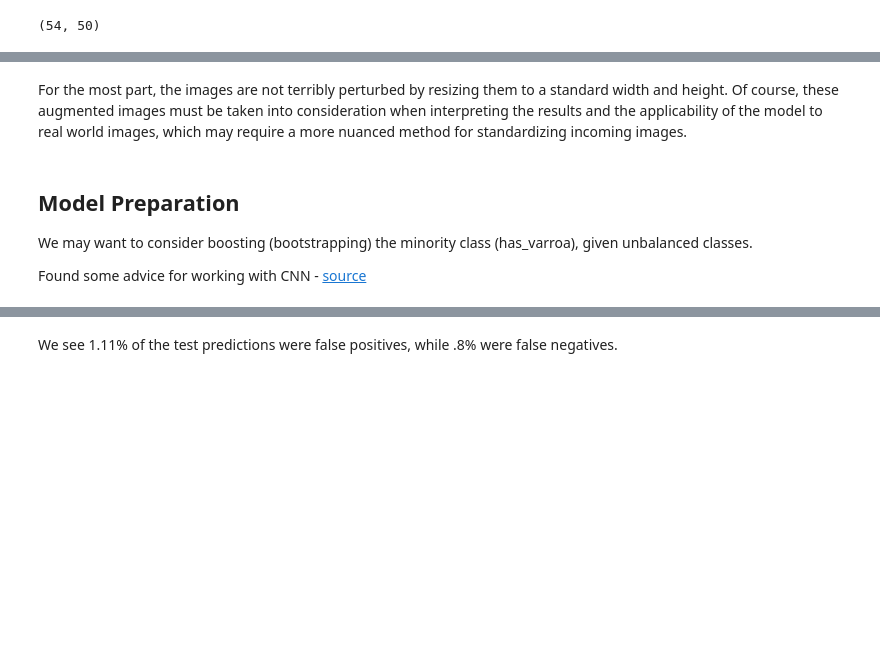
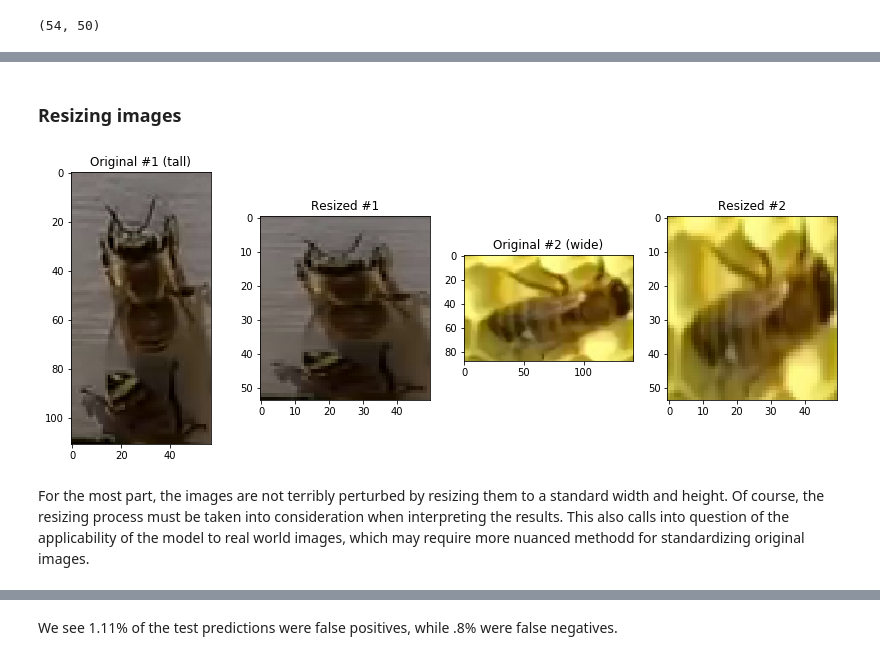
Before and after one commit to Shaddyjr/bee-image-classifier, a Jupyter notebook: project_notebook.ipynb, the cells around one changed output, grey strips where cells are left out. Drawn from its saved outputs; the diff is of its cells as text; code cells hidden in the pictures; blank space fills up the shorter version.

```diff
--- a/project_notebook.ipynb
+++ b/project_notebook.ipynb
@@ -163,7 +158,5 @@ def get_images(files):
     IMAGE_FILE_ROOT = './data/bee_imgs/'
     return np.asanyarray([imageio.imread("{}{}".format(IMAGE_FILE_ROOT, file)) for file in files])
-# %%
-images = get_images(data["file"])
 # %%
 def show_image(image, ax = plt, title = None, show_size = False):
     ax.imshow(image)
@@ -178,12 +172,12 @@ show_image(images[0])
 # %%
-def show_images(files, titles = None):
+def show_images(files, titles = None, show_size = False):
     cols = 4
-    f, ax = plt.subplots(nrows=int(np.ceil(len(files)/cols)),ncols=cols, figsize=(14,8))
+    f, ax = plt.subplots(nrows=int(np.ceil(len(files)/cols)),ncols=cols, figsize=(14,5))
     ax = ax.flatten()
     for i, file in enumerate(files):
         if titles:
-            show_image(file, ax = ax[i], title = titles[i])
+            show_image(file, ax = ax[i], title = titles[i], show_size = show_size)
         else:
-            show_image(file, ax = ax[i], title = None)
+            show_image(file, ax = ax[i], title = None, show_size = show_size)
     plt.show()
 # %%
@@ -245,7 +224,7 @@ def get_best_average(dist, cutoff = .5):
     rightmost = max(lefts) + diff
     return int(np.round(np.mean([rightmost,leftmost])))
 # %%
-wh = get_images_wh(images)
+wh = get_images_wh(raw_images)
 # %%
 plt.title("Widths")
 plt.hist(wh[0], bins = 25);
@@ -424,7 +255,21 @@ plt.tight_layout()
-# %% [markdown]
-For the most part, the images are not terribly perturbed by resizing them to a standard width and height. Of course, these augmented images must be taken into consideration when interpreting the results and the applicability of the model to real world images, which may require a more nuanced method for standardizing incoming images.
-# %% [markdown]
-## Model Preparation
-We may want to consider boosting (bootstrapping) the minority class (has_varroa), given unbalanced classes.
-
-Found some advice for working with CNN - [source](https://victorzhou.com/blog/keras-cnn-tutorial/)
+# %% [markdown]
+### Resizing images
+# %%
+resizing = (IDEAL_WIDTH, IDEAL_HEIGHT, 3)
+
+sample_img_store = ImageHandler(raw_images[:201]).resize(resizing)
+# %%
+old_image_1 = raw_images[100]
+new_image_1 = sample_img_store.images_for_display[100]
+
+old_image_2 = raw_images[200]
+new_image_2 = sample_img_store.images_for_display[200]
+show_images(
+    [old_image_1, new_image_1, old_image_2, new_image_2],
+    titles = ["Original #1 (tall)", "Resized #1", "Original #2 (wide)", "Resized #2"],
+    show_size = True
+)
+# %% [output]
+[figure, added]
+# %% [markdown]
+For the most part, the images are not terribly perturbed by resizing them to a standard width and height. Of course, the resizing process must be taken into consideration when interpreting the results. This also calls into question of the applicability of the model to real world images, which may require more nuanced methodd for standardizing original images.
```
Also changed, not shown: parts of 81 cells of this notebook, 5 other files.
